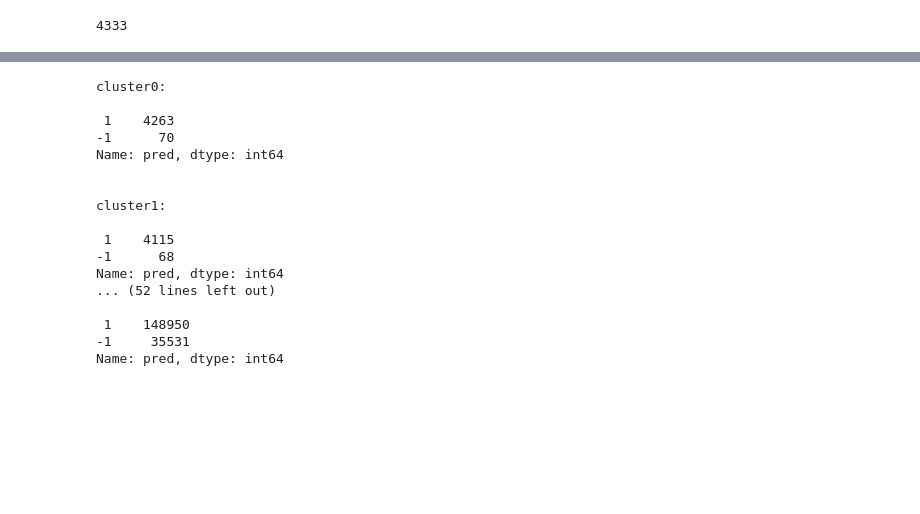
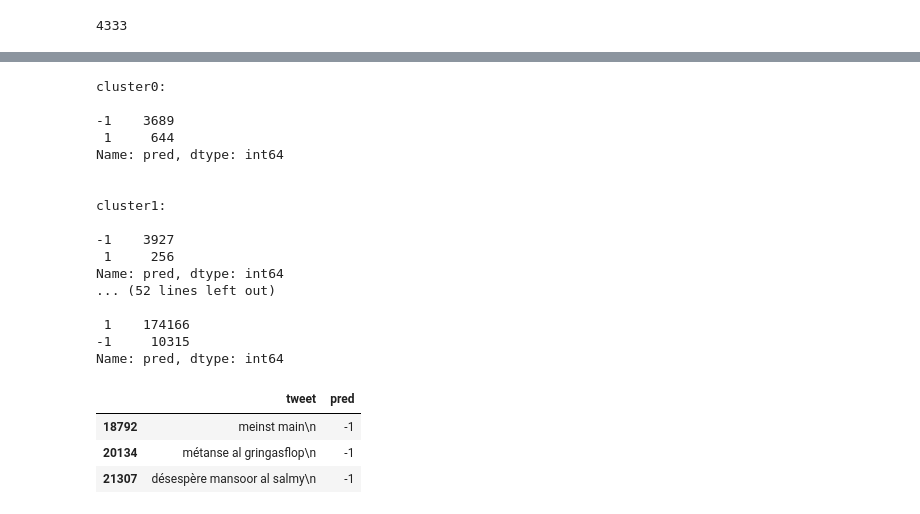
Before and after one commit to imenemes/IA-DETECTION-HAINE-, a Jupyter notebook: IF_cluster.ipynb, the cells around one changed output, grey strips where cells are left out. Saved outputs shown, nothing was run; the diff lists cells and outputs as text; code cells hidden in the pictures; blank space fills up the shorter version.

```diff
--- a/IF_cluster.ipynb
+++ b/IF_cluster.ipynb
@@ -20,11 +20,11 @@ print(list_cluster)
 # argument : une liste de fichiers
 # sortie: dictionnaire
 def read_cluster(files):
-  dic={}
+  liste=[]
   for i,cluster in enumerate(files):
     with open(cluster, "r") as file:
-      dic[i] = file.readlines()
-  return dic
+      liste.append(file.readlines())
+  return liste
 # %%
 dic= read_cluster(list_cluster)
 # %%
@@ -78,9 +78,9 @@ w2v.similar_by_word("sale")
 # %%
 # Encoder un dictionnaire
 def encoded(dic):
-  w2v={}
+  w2v=[]
   for i in range(len(dic)):
-    w2v[i]=np.array([encode(msg) for msg in dic[i]])
+    w2v.append(np.array([encode(msg.split()) for msg in dic[i]]))
   return w2v
 # %%
 %%time
@@ -110,7 +110,7 @@ Wall time: 4min 44s
 # %%
 #mettre les prédictions dans un dictionnaire
 %%time
-pred={}
+pred=[]
 for i in range(len(dataset_encoded)):
-  pred[i] = clf.predict(dataset_encoded[i])
+  pred.append(clf.predict(dataset_encoded[i]))
 # %% [output]
@@ -147,9 +147,9 @@ print(data_1.head(20))
 # %%
 # Trouver les outliers de chaque cluster
 # ceux dont l'index est -1
-outliers={}
+outliers=[]
 for i in range(len(dataset_encoded)):
-  outliers[i]=vars()["data_"+str(i)].loc[vars()["data_"+str(i)]['pred']==-1]
+  outliers.append((vars()["data_"+str(i)].loc[vars()["data_"+str(i)]['pred']==-1]))
   outlier_index=list(outliers[i].index)
   print("cluster"+str(i)+":"+"\n")
   print(vars()["data_"+str(i)]['pred'].value_counts())
@@ -157,21 +157,28 @@ for i in range(len(dataset_encoded)):
 # %% [output]
 cluster0:
 
- 1    4263
--1      70
+-1    3689
+ 1     644
 Name: pred, dtype: int64
 
 
 cluster1:
 
- 1    4115
--1      68
+-1    3927
+ 1     256
 Name: pred, dtype: int64
 ... (52 lines left out)
 
- 1    148950
--1     35531
+ 1    174166
+-1     10315
 Name: pred, dtype: int64
+# %%
+outliers[3]
+# %% [output]
+|  | tweet | pred |
+| 18792 | meinst main\n | -1 |
+| 20134 | métanse al gringasflop\n | -1 |
+| 21307 | désespère mansoor al salmy\n | -1 |
 # %%
 for i in range(len(outliers)):
   with open(f"drive/MyDrive/outliers/outliers{i}", 'w') as f:
```
Also changed, not shown: parts of 7 cells of this notebook.
